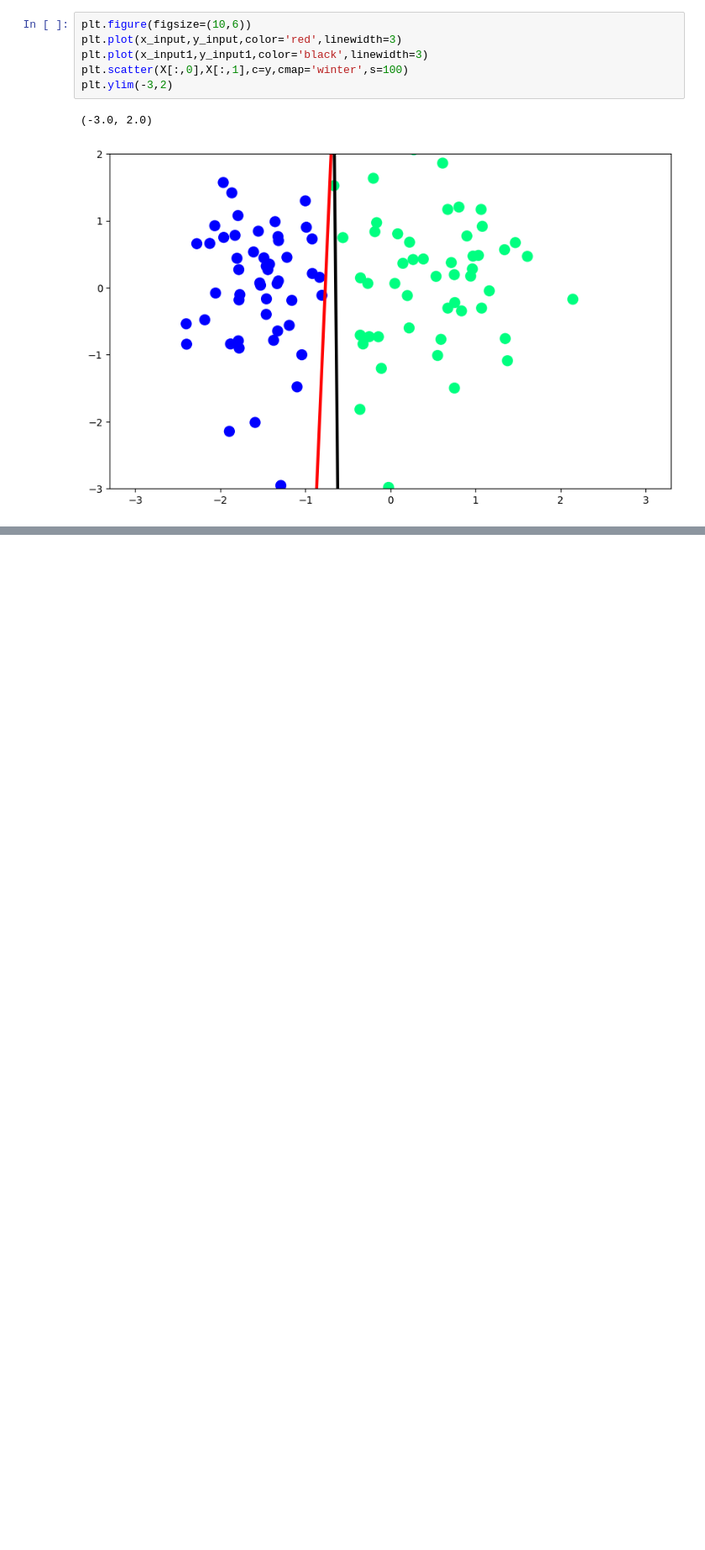
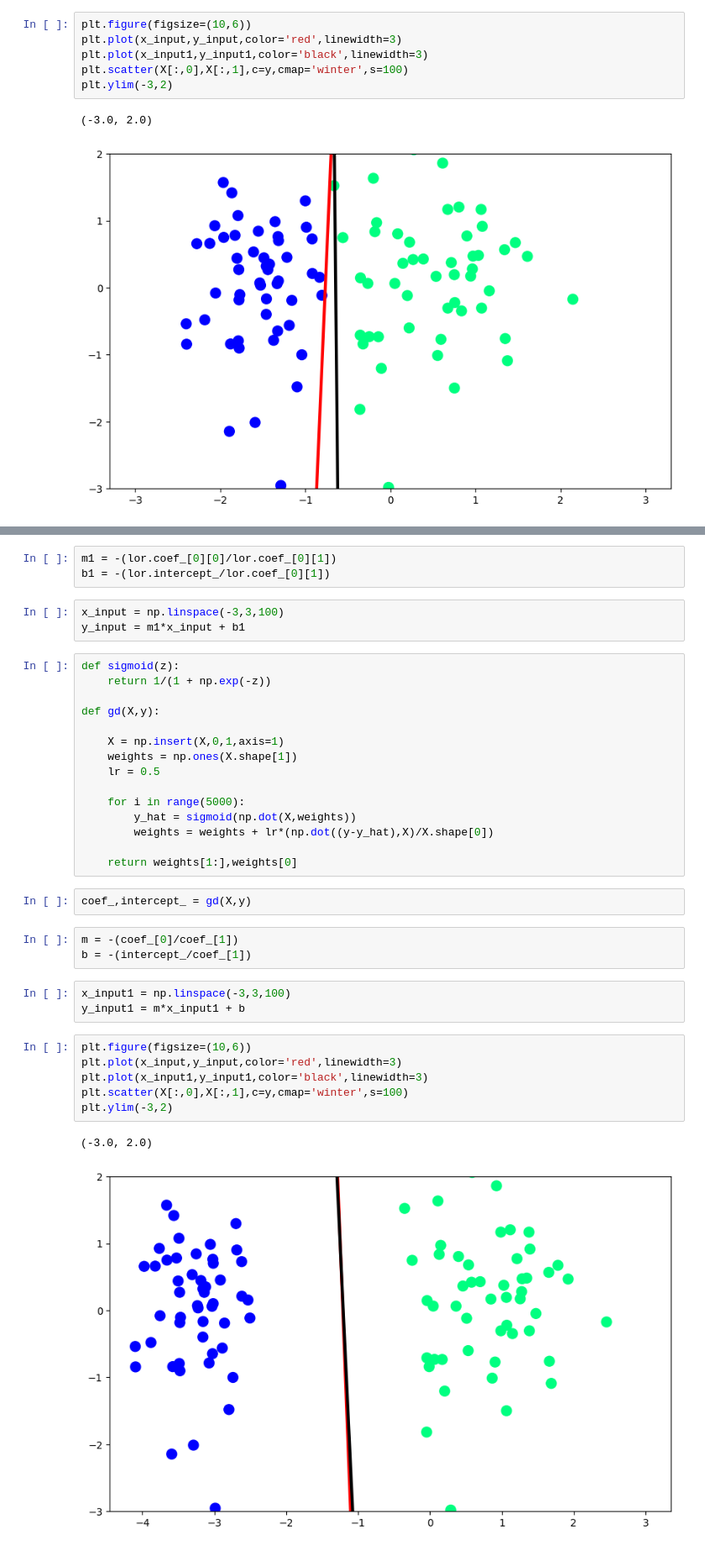
Before and after one commit to sqali/Custom-ML, a Jupyter notebook: perceptron.ipynb, the cells around one changed output, grey strips where cells are left out. Shown at 84% size. Cells and saved outputs as stored; diff of their text form; blank space fills up the shorter version.

```diff
--- a/perceptron.ipynb
+++ b/perceptron.ipynb
@@ -70,0 +123,38 @@ plt.ylim(-3,2)
+# %%
+m1 = -(lor.coef_[0][0]/lor.coef_[0][1])
+b1 = -(lor.intercept_/lor.coef_[0][1])
+# %%
+x_input = np.linspace(-3,3,100)
+y_input = m1*x_input + b1
+# %%
+def sigmoid(z):
+    return 1/(1 + np.exp(-z))
+
+def gd(X,y):
+
+    X = np.insert(X,0,1,axis=1)
+    weights = np.ones(X.shape[1])
+    lr = 0.5
+
+    for i in range(5000):
+        y_hat = sigmoid(np.dot(X,weights))
+        weights = weights + lr*(np.dot((y-y_hat),X)/X.shape[0])
+
+    return weights[1:],weights[0]
+# %%
+coef_,intercept_ = gd(X,y)
+# %%
+m = -(coef_[0]/coef_[1])
+b = -(intercept_/coef_[1])
+# %%
+x_input1 = np.linspace(-3,3,100)
+y_input1 = m*x_input1 + b
+# %%
+plt.figure(figsize=(10,6))
+plt.plot(x_input,y_input,color='red',linewidth=3)
+plt.plot(x_input1,y_input1,color='black',linewidth=3)
+plt.scatter(X[:,0],X[:,1],c=y,cmap='winter',s=100)
+plt.ylim(-3,2)
+# %% [output]
+(-3.0, 2.0)
+[figure, added]
```
Also changed, not shown: parts of 11 cells of this notebook.
